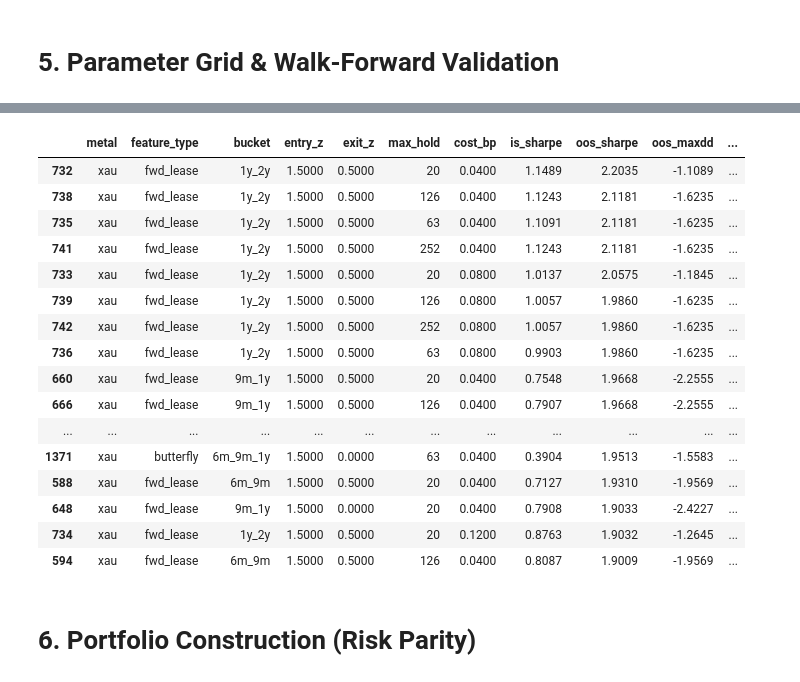
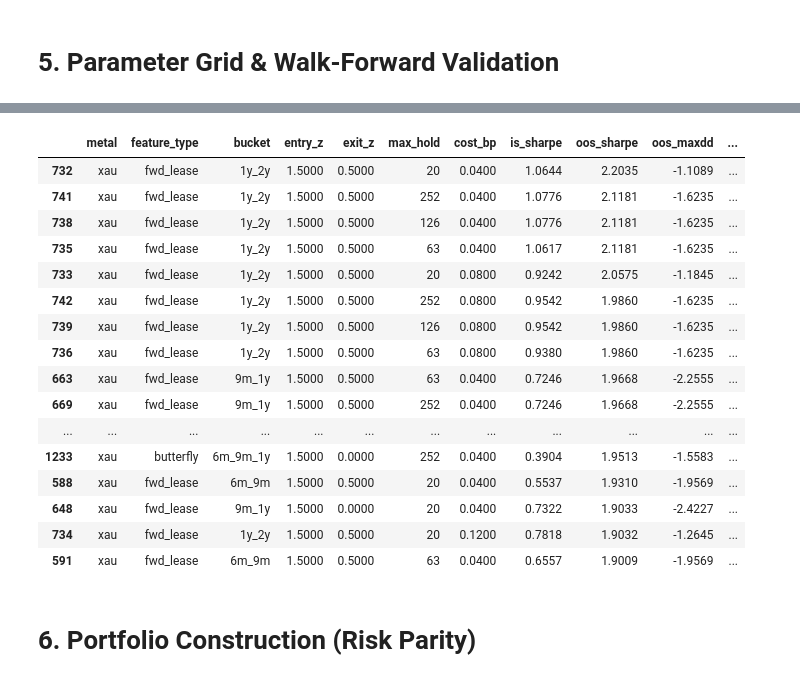
Before and after one commit to nopaniclol/Macro-Scanner, a Jupyter notebook: Macro_Metals/notebooks/silver_gold_lease_curve_v2.ipynb, the cells around one changed output, grey strips where cells are left out. Cells and saved outputs as stored; diff of their text form; code cells hidden in the pictures.

```diff
--- a/Macro_Metals/notebooks/silver_gold_lease_curve_v2.ipynb
+++ b/Macro_Metals/notebooks/silver_gold_lease_curve_v2.ipynb
@@ -159,7 +159,8 @@ OOS_START = '2023-01-01'
 OOS_END   = '2026-02-22'
 
 # --- Portfolio ---
-CORR_THRESHOLD      = 0.7
+CORR_THRESHOLD      = 0.60   # tightened: removes near-duplicate
+                              # strategies with corr 0.60-0.99
 REBAL_FREQ          = 'MS'
 RISK_PARITY_WINDOW  = 63
 
@@ -169,6 +170,9 @@ MAX_DD_BLOWUP    = 3.0
 MIN_IS_TRADES    = 3
 MIN_OOS_TRADES   = 8  # raised: OOS is now 3+ years
 
+# --- Monotonicity gate ---
+USE_MONO_GATE = True   # set False to reproduce ungated baseline
+
 print('CONFIG loaded.')
 # %% [output]
 CONFIG loaded.
@@ -579,6 +625,13 @@ clean_slope_cols = [c for c in feature_cols
                     if '_slope_' in c]
 
 for col in clean_slope_cols:
+    series = df[col].dropna()
+    acf_data[col] = {lag: series.autocorr(lag=lag) for lag in acf_lags
+                     if lag < len(series)}
+
+# XAG forward lease ACF (features that passed quality gate)
+xag_fwd_cols = [c for c in feature_cols if 'xag_fwd_lease' in c]
+for col in xag_fwd_cols:
     series = df[col].dropna()
     acf_data[col] = {lag: series.autocorr(lag=lag) for lag in acf_lags
                      if lag < len(series)}
@@ -693,7 +746,15 @@ def backtest_single(df, signal_col, feature_col,
                     use_fast_z=False,
                     curve_inversion_filter=False,
                     curve_monotone_filter=False,
-                    gold_vol_boost=False):
+                    gold_vol_boost=False,
+                    mono_gate=True,
+                    non_mono_dates=None):
+    """
+    mono_gate: if True, block new entries on days where the OIS
+               discount curve is non-monotone (artefact forward rates).
+    non_mono_dates: explicit set of pd.Timestamps to exclude from entry.
+                    If None and mono_gate=True, uses global NON_MONO_DATES.
+    """
     """
     State machine backtest for one lease rate feature / signal pair.
 
@@ -714,6 +775,14 @@ def backtest_single(df, signal_col, feature_col,
     rate_regime_arr = df['rate_regime'].values if 'rate_regime' in df.columns else None
     cm = (df['curve_monotone'].values
           if (curve_monotone_filter and 'curve_monotone' in df.columns) else None)
+
+    # Monotonicity gate: resolve non_mono_dates set once before the loop
+    dates = df.index
+    try:
+        _non_mono_global = NON_MONO_DATES if mono_gate else set()
+    except NameError:
+        _non_mono_global = set()
+    _non_mono = non_mono_dates if non_mono_dates is not None else _non_mono_global
 
     pos   = np.zeros(len(df))
     pnl   = np.zeros(len(df))
@@ -736,7 +805,8 @@ def backtest_single(df, signal_col, feature_col,
             enter = (abs(z[i]) >= eff_entry_z
                      and not fs[i]
                      and not (curve_inversion_filter and ci[i])
-                     and not (curve_monotone_filter and cm is not None and not cm[i]))
+                     and not (curve_monotone_filter and cm is not None and not cm[i])
+                     and not (mono_gate and dates[i] in _non_mono))
             use_fast_here = (
                 use_fast_z or
                 (rate_regime_arr is not None and rate_regime_arr[i] == 'high'))
@@ -953,8 +1093,14 @@ for idx, sdef in enumerate(strategy_defs):
     for (ez, xz, mh, cb) in param_grid:
         params = dict(entry_z=ez, exit_z=xz, stop_z=STOP_Z,
                       max_hold=mh, cost_bp=cb)
-        r_is  = backtest_single(df_is, sdef['signal_col'], sdef['feature_col'], **params)
-        r_oos = backtest_single(df_oos, sdef['signal_col'], sdef['feature_col'], **params)
+        r_is  = backtest_single(
+            df_is,  sdef['signal_col'], sdef['feature_col'],
+            **params, mono_gate=USE_MONO_GATE,
+            non_mono_dates=NON_MONO_DATES)
+        r_oos = backtest_single(
+            df_oos, sdef['signal_col'], sdef['feature_col'],
+            **params, mono_gate=USE_MONO_GATE,
+            non_mono_dates=NON_MONO_DATES)
         m_is, m_oos = r_is['metrics'], r_oos['metrics']
 
         dd_ratio = (abs(m_oos['max_dd_bp']) / abs(m_is['max_dd_bp'])
@@ -1034,22 +1179,22 @@ Validated strategies: 488 / 1440
 
 Top 20 by OOS Sharpe:
 |  | metal | feature_type | bucket | entry_z | exit_z | max_hold | cost_bp | is_sharpe | oos_sharpe | oos_maxdd | ... |
-| 732 | xau | fwd_lease | 1y_2y | 1.5000 | 0.5000 | 20 | 0.0400 | 1.1489 | 2.2035 | -1.1089 | ... |
-| 738 | xau | fwd_lease | 1y_2y | 1.5000 | 0.5000 | 126 | 0.0400 | 1.1243 | 2.1181 | -1.6235 | ... |
-| 735 | xau | fwd_lease | 1y_2y | 1.5000 | 0.5000 | 63 | 0.0400 | 1.1091 | 2.1181 | -1.6235 | ... |
-| 741 | xau | fwd_lease | 1y_2y | 1.5000 | 0.5000 | 252 | 0.0400 | 1.1243 | 2.1181 | -1.6235 | ... |
-| 733 | xau | fwd_lease | 1y_2y | 1.5000 | 0.5000 | 20 | 0.0800 | 1.0137 | 2.0575 | -1.1845 | ... |
-| 739 | xau | fwd_lease | 1y_2y | 1.5000 | 0.5000 | 126 | 0.0800 | 1.0057 | 1.9860 | -1.6235 | ... |
-| 742 | xau | fwd_lease | 1y_2y | 1.5000 | 0.5000 | 252 | 0.0800 | 1.0057 | 1.9860 | -1.6235 | ... |
-| 736 | xau | fwd_lease | 1y_2y | 1.5000 | 0.5000 | 63 | 0.0800 | 0.9903 | 1.9860 | -1.6235 | ... |
-| 660 | xau | fwd_lease | 9m_1y | 1.5000 | 0.5000 | 20 | 0.0400 | 0.7548 | 1.9668 | -2.2555 | ... |
-| 666 | xau | fwd_lease | 9m_1y | 1.5000 | 0.5000 | 126 | 0.0400 | 0.7907 | 1.9668 | -2.2555 | ... |
+| 732 | xau | fwd_lease | 1y_2y | 1.5000 | 0.5000 | 20 | 0.0400 | 1.0644 | 2.2035 | -1.1089 | ... |
+| 741 | xau | fwd_lease | 1y_2y | 1.5000 | 0.5000 | 252 | 0.0400 | 1.0776 | 2.1181 | -1.6235 | ... |
+| 738 | xau | fwd_lease | 1y_2y | 1.5000 | 0.5000 | 126 | 0.0400 | 1.0776 | 2.1181 | -1.6235 | ... |
+| 735 | xau | fwd_lease | 1y_2y | 1.5000 | 0.5000 | 63 | 0.0400 | 1.0617 | 2.1181 | -1.6235 | ... |
+| 733 | xau | fwd_lease | 1y_2y | 1.5000 | 0.5000 | 20 | 0.0800 | 0.9242 | 2.0575 | -1.1845 | ... |
+| 742 | xau | fwd_lease | 1y_2y | 1.5000 | 0.5000 | 252 | 0.0800 | 0.9542 | 1.9860 | -1.6235 | ... |
+| 739 | xau | fwd_lease | 1y_2y | 1.5000 | 0.5000 | 126 | 0.0800 | 0.9542 | 1.9860 | -1.6235 | ... |
+| 736 | xau | fwd_lease | 1y_2y | 1.5000 | 0.5000 | 63 | 0.0800 | 0.9380 | 1.9860 | -1.6235 | ... |
+| 663 | xau | fwd_lease | 9m_1y | 1.5000 | 0.5000 | 63 | 0.0400 | 0.7246 | 1.9668 | -2.2555 | ... |
+| 669 | xau | fwd_lease | 9m_1y | 1.5000 | 0.5000 | 252 | 0.0400 | 0.7246 | 1.9668 | -2.2555 | ... |
 | ... | ... | ... | ... | ... | ... | ... | ... | ... | ... | ... | ... |
-| 1371 | xau | butterfly | 6m_9m_1y | 1.5000 | 0.0000 | 63 | 0.0400 | 0.3904 | 1.9513 | -1.5583 | ... |
-| 588 | xau | fwd_lease | 6m_9m | 1.5000 | 0.5000 | 20 | 0.0400 | 0.7127 | 1.9310 | -1.9569 | ... |
-| 648 | xau | fwd_lease | 9m_1y | 1.5000 | 0.0000 | 20 | 0.0400 | 0.7908 | 1.9033 | -2.4227 | ... |
-| 734 | xau | fwd_lease | 1y_2y | 1.5000 | 0.5000 | 20 | 0.1200 | 0.8763 | 1.9032 | -1.2645 | ... |
-| 594 | xau | fwd_lease | 6m_9m | 1.5000 | 0.5000 | 126 | 0.0400 | 0.8087 | 1.9009 | -1.9569 | ... |
+| 1233 | xau | butterfly | 6m_9m_1y | 1.5000 | 0.0000 | 252 | 0.0400 | 0.3904 | 1.9513 | -1.5583 | ... |
+| 588 | xau | fwd_lease | 6m_9m | 1.5000 | 0.5000 | 20 | 0.0400 | 0.5537 | 1.9310 | -1.9569 | ... |
+| 648 | xau | fwd_lease | 9m_1y | 1.5000 | 0.0000 | 20 | 0.0400 | 0.7322 | 1.9033 | -2.4227 | ... |
+| 734 | xau | fwd_lease | 1y_2y | 1.5000 | 0.5000 | 20 | 0.1200 | 0.7818 | 1.9032 | -1.2645 | ... |
+| 591 | xau | fwd_lease | 6m_9m | 1.5000 | 0.5000 | 63 | 0.0400 | 0.6557 | 1.9009 | -1.9569 | ... |
 # %% [markdown]
 # 6. Portfolio Construction (Risk Parity)
 # %%
```
Also changed, not shown: parts of 11 cells of this notebook, 1 other file.
